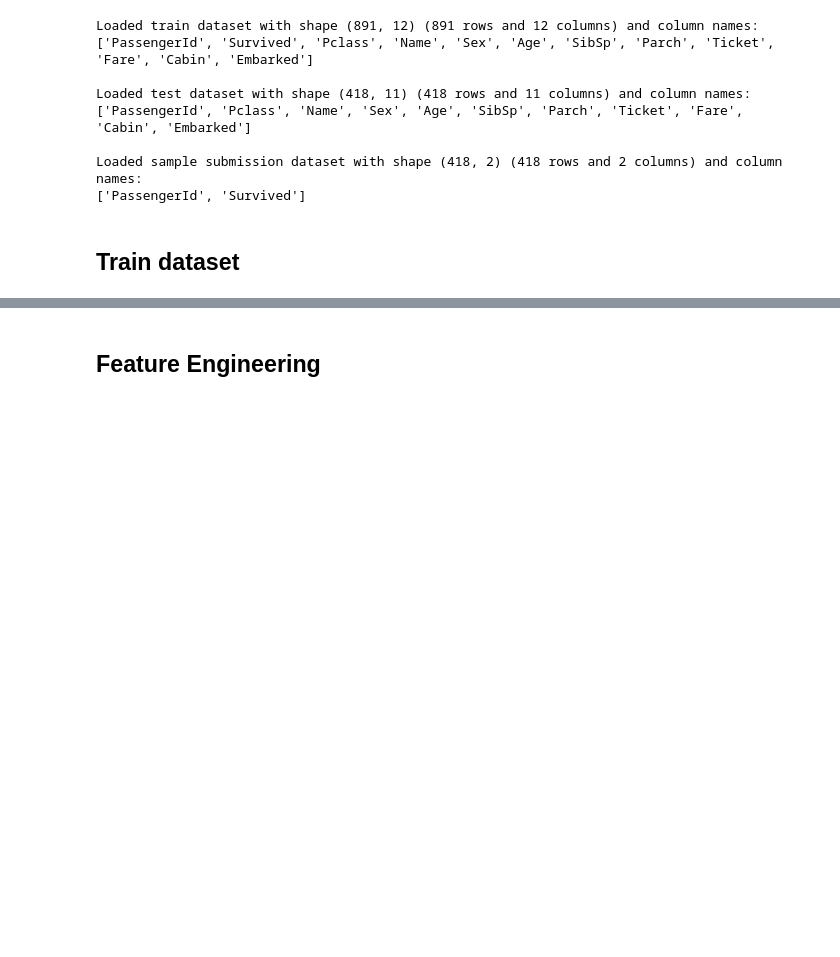
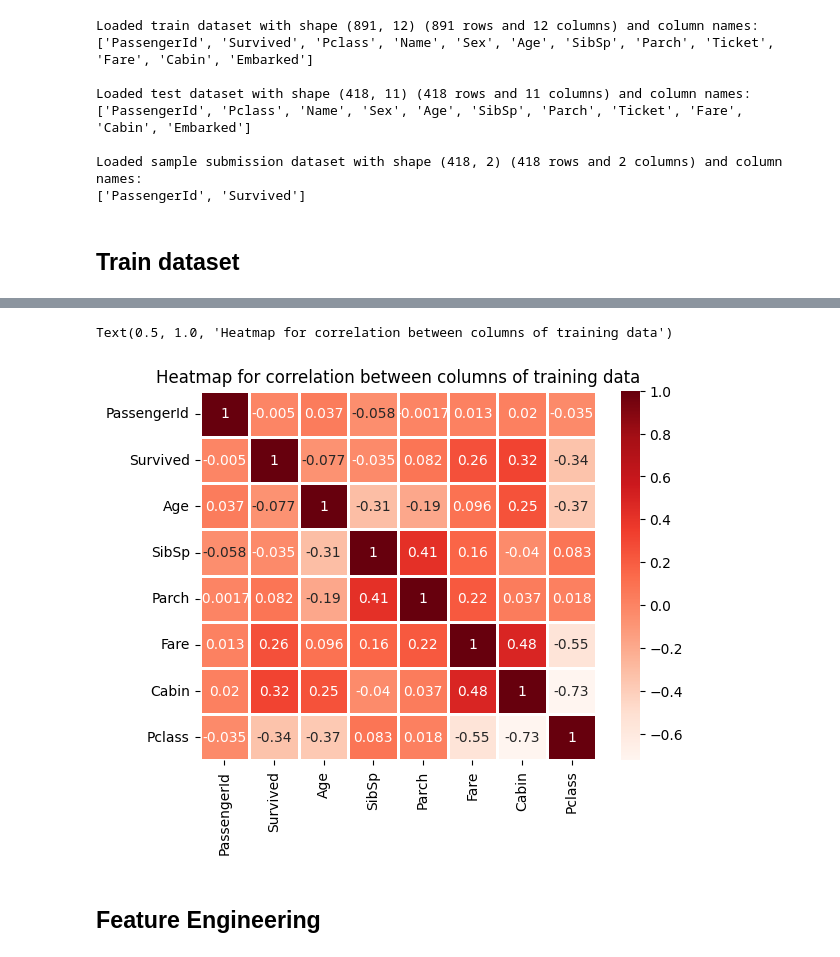
Before and after one commit to UlrikThygePedersen/Machine_Learning_Models, a Jupyter notebook: Models/Kaggle/Titanic - Machine Learning from Disaster/Titanic_Notebook.ipynb, the cells around one changed output, grey strips where cells are left out. Saved outputs shown, nothing was run; the diff lists cells and outputs as text; code cells hidden in the pictures; blank space fills up the shorter version.

```diff
--- a/Models/Kaggle/Titanic - Machine Learning from Disaster/Titanic_Notebook.ipynb
+++ b/Models/Kaggle/Titanic - Machine Learning from Disaster/Titanic_Notebook.ipynb
@@ -106,0 +160,21 @@ df_train.head()
+# %%
+# Heatmap of correlation matrix for training data columns
+
+sns.heatmap((df_train[[
+            'PassengerId',
+            'Survived',
+            'Age',
+            'SibSp',
+            'Parch',
+            'Fare',
+            'Cabin',
+            'Pclass',
+            ]].corr()),
+            linewidths=1,
+            cmap=plt.cm.Reds,
+            annot=True)
+
+plt.title('Heatmap for correlation between columns of training data')
+# %% [output]
+Text(0.5, 1.0, 'Heatmap for correlation between columns of training data')
+[figure, added]
```
Also changed, not shown: parts of 24 cells of this notebook.
